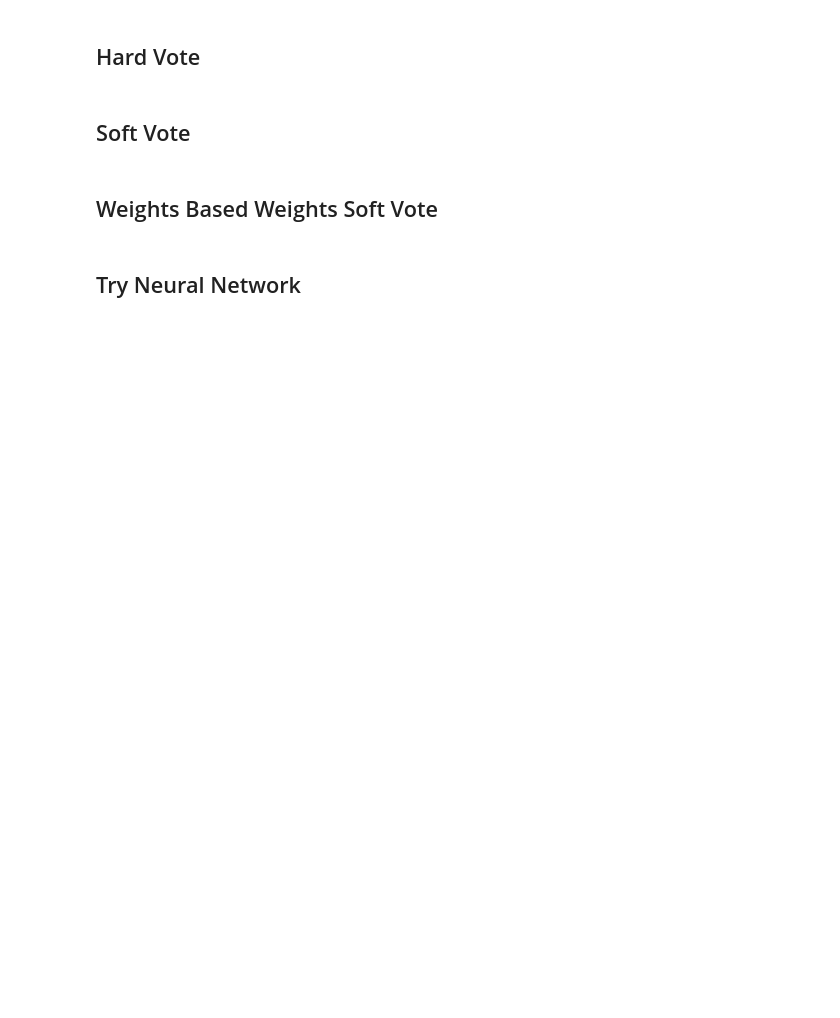
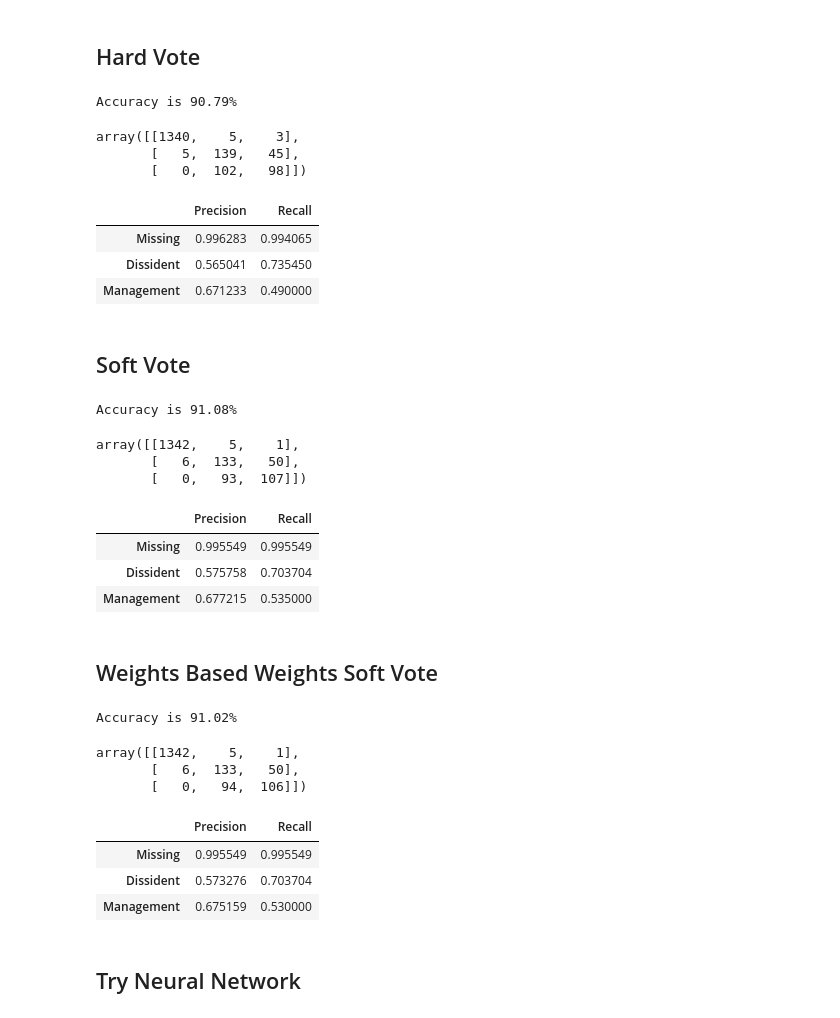
Before and after one commit to wangziyang182/Moelis_Capstone, a Jupyter notebook: notebook/Modeling_Proxy_Result.ipynb, the cells around one changed output. Saved outputs shown, nothing was run; the diff lists cells and outputs as text; code cells hidden in the pictures; blank space fills up the shorter version.

Commit message:
edited ensemble method

```diff
--- a/notebook/Modeling_Proxy_Result.ipynb
+++ b/notebook/Modeling_Proxy_Result.ipynb
@@ -715,7 +716,7 @@ pre_recall
 # %% [markdown]
 ## Support Vector Matchine
 # %%
-svc = svm.SVC(kernel='RBF')
+svc = svm.SVC(kernel='rbf')
 svc.fit(x_train,y_train)
 # confusion_matrix with order: ['Missing', 'Dissident', 'Management']
 conf, pre_recall = produce_confusion_matrix(x_test, y_test, svc)
@@ -745,25 +755,56 @@ eclf1 = VotingClassifier(estimators=[('lg', lg_l1),
                          voting='hard')
 eclf1 = eclf1.fit(x_train, y_train)
 y_pred1 = eclf1.predict(x_test)
-print("Accuracy is %.2f%%" % ((np.sum(y_pred1 == y_test) / len(y_pred1))*100))
+print("Accuracy is %.2f%%" % ((np.sum(y_pred1 == np.array(y_test).flatten()) / len(y_pred1))*100))
+# %% [output]
+Accuracy is 90.79%
+# %%
+conf, pre_recall = produce_confusion_matrix(x_test, y_test, eclf1)
+conf
+# %% [output]
+array([[1340,    5,    3],
+       [   5,  139,   45],
+       [   0,  102,   98]])
+# %%
+pre_recall
+# %% [output]
+|  | Precision | Recall |
+| Missing | 0.996283 | 0.994065 |
+| Dissident | 0.565041 | 0.735450 |
+| Management | 0.671233 | 0.490000 |
 # %% [markdown]
 ## Soft Vote
 # %%
 eclf2 = VotingClassifier(estimators=[('lg', lg_l1),
                                      ('lg2', lg_l2),
                                      ('rf', rf),
-                                    ('xgb', xgb),
-                                    ('nc', nc)],
+                                    ('xgb', xgb)],
                          voting='soft')
 eclf2 = eclf2.fit(x_train, y_train)
 y_pred2 = eclf2.predict(x_test)
-print("Accuracy is %.2f%%" % ((np.sum(y_pred2 == y_test) / len(y_pred2))*100))
+print("Accuracy is %.2f%%" % ((np.sum(y_pred2 == np.array(y_test).flatten()) / len(y_pred2))*100))
+# %% [output]
+Accuracy is 91.08%
+# %%
+conf, pre_recall = produce_confusion_matrix(x_test, y_test, eclf2)
+conf
+# %% [output]
+array([[1342,    5,    1],
+       [   6,  133,   50],
+       [   0,   93,  107]])
+# %%
+pre_recall
+# %% [output]
+|  | Precision | Recall |
+| Missing | 0.995549 | 0.995549 |
+| Dissident | 0.575758 | 0.703704 |
+| Management | 0.677215 | 0.535000 |
 # %% [markdown]
 ## Weights Based Weights Soft Vote
 # %%
 compute_weights = lambda pipelines,x_train,y_train,x_test,y_test: [x.fit(x_train,y_train).score(x_test,y_test) for x in pipelines]
-pipelines = [lg_pipe,lg_pipe2,lg_pipe2,xgb_pipe]
-weights = compute_weights(pipelines,x_train,y_train,x_test,y_test)
+ensemble = [lg_l1,lg_l2,rf,xgb]
+weights = compute_weights(ensemble,x_train,y_train,x_test,y_test)
 
 eclf3 = VotingClassifier(estimators=[('lg', lg_l1),
                                      ('lg2', lg_l2),
@@ -774,7 +815,23 @@ eclf3 = VotingClassifier(estimators=[('lg', lg_l1),
                                      flatten_transform=True)
 eclf3 = eclf3.fit(x_train, y_train)
 y_pred3 = eclf3.predict(x_test)
-print("Accuracy is %.2f%%" % ((np.sum(y_pred3 == y_test) / len(y_pred3))*100))
+print("Accuracy is %.2f%%" % ((np.sum(y_pred3 == np.array(y_test).flatten()) / len(y_pred3))*100))
+# %% [output]
+Accuracy is 91.02%
+# %%
+conf, pre_recall = produce_confusion_matrix(x_test, y_test, eclf3)
+conf
+# %% [output]
+array([[1342,    5,    1],
+       [   6,  133,   50],
+       [   0,   94,  106]])
+# %%
+pre_recall
+# %% [output]
+|  | Precision | Recall |
+| Missing | 0.995549 | 0.995549 |
+| Dissident | 0.573276 | 0.703704 |
+| Management | 0.675159 | 0.530000 |
 # %%
 X_tf = X.copy()
 Y_tf = Y.copy()
```
Also changed, not shown: parts of 13 cells of this notebook.
